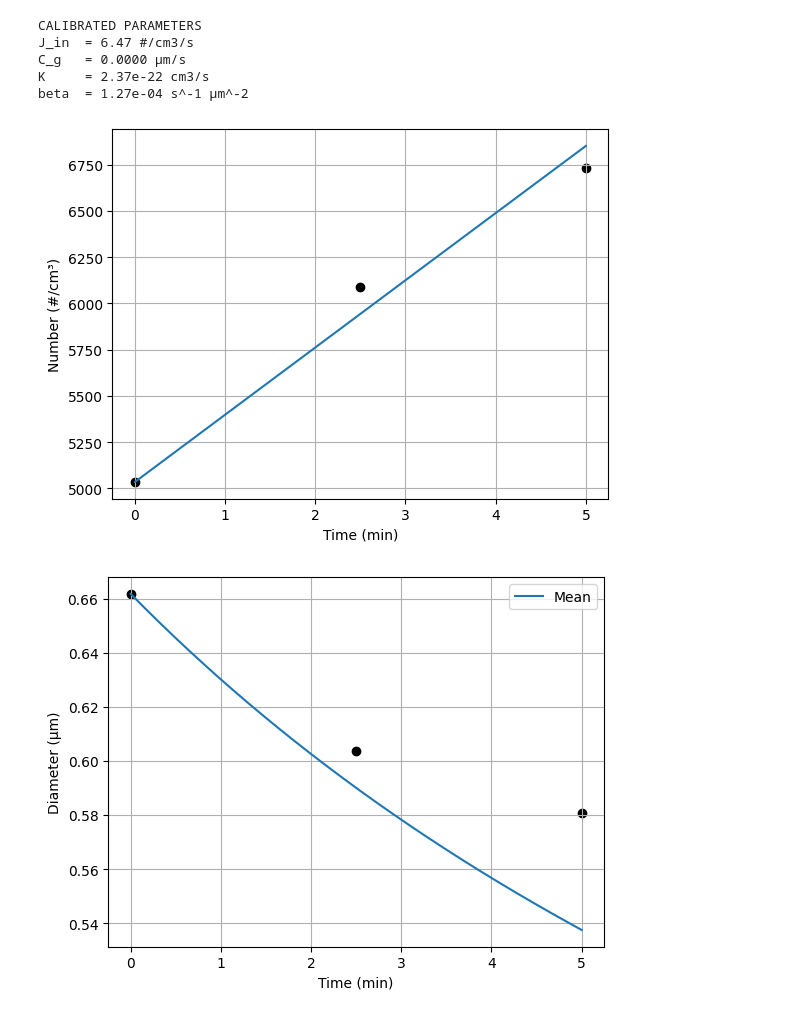
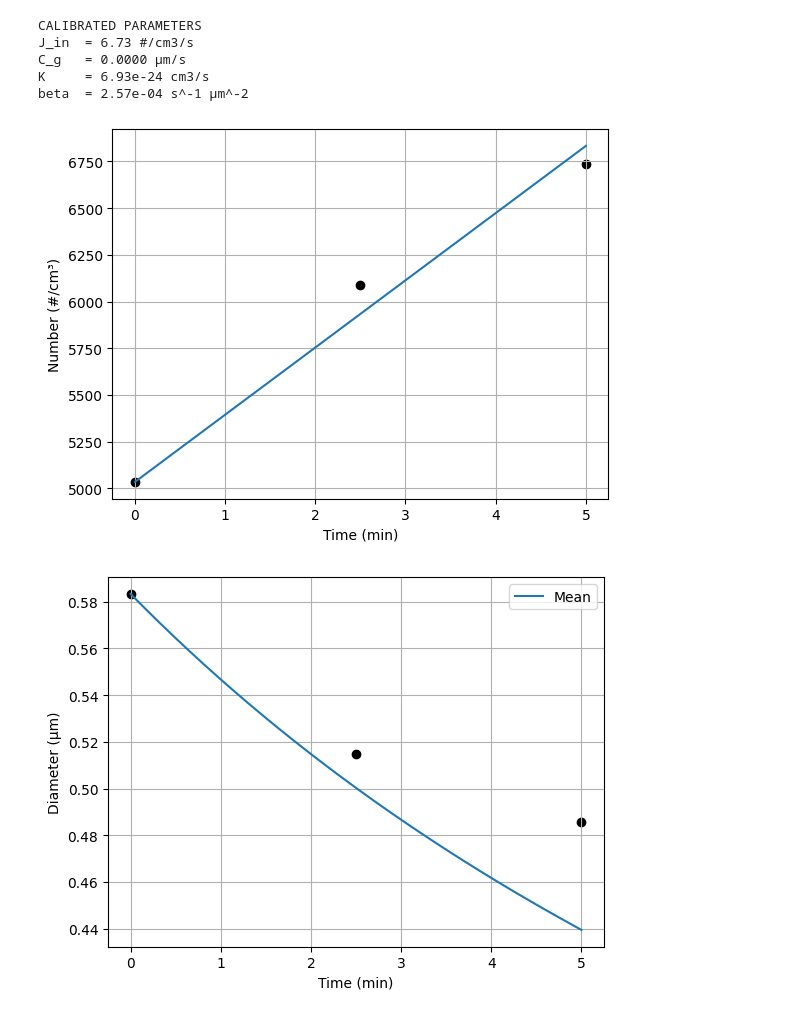
Before and after one commit to lingmHVAC/lingmHVAC, a Jupyter notebook: Dec17_3.ipynb, the cells around one changed output. Saved outputs shown, nothing was run; the diff lists cells and outputs as text; code cells hidden in the pictures.

```diff
--- a/Dec17_3.ipynb
+++ b/Dec17_3.ipynb
@@ -14,9 +14,9 @@ import matplotlib.pyplot as plt
 t_data = np.array([0, 150, 300])  # s
 
 M_data = np.array([
-    [5035, 3332, 3229, 8641],
-    [6091, 3678, 3059, 8100],
-    [6734, 3912, 3037, 8551]
+    [5035, 2937, 2860, 8382],
+    [6091, 3135, 2553, 7743],
+    [6734, 3270, 2438, 8130]
 ])
 
 din = 0.35  # µm (APS entry size)
@@ -105,35 +105,37 @@ mean_d = M1 / M0
 # ============================================================
 # MODE (2-NODE)
 # ============================================================
 mode = np.zeros_like(mean_d)
 for i in range(len(t)):
     w1, d1, w2, d2 = qmom_nodes([M0[i], M1[i], M2[i], M3[i]])
     mode[i] = d1 if w1 > w2 else d2
 
 # ============================================================
 # PLOTS
 # ============================================================
 plt.figure()
 plt.plot(t/60, M0)
 plt.scatter(t_data/60, M_data[:,0], c='k')
 plt.ylabel("Number (#/cm³)")
 plt.xlabel("Time (min)")
 plt.grid()
 
 plt.figure()
 plt.plot(t/60, mean_d, label="Mean")
 #plt.plot(t/60, mode, '--', label="Mode")
 plt.scatter(t_data/60, M_data[:,1]/M_data[:,0], c='k')
 plt.ylabel("Diameter (µm)")
 plt.xlabel("Time (min)")
 plt.legend()
 plt.grid()
 plt.show()
+
+np.savetxt('data.csv', (t/60, M0, mean_d), delimiter=',')
 # %% [output]
 CALIBRATED PARAMETERS
-J_in  = 6.47 #/cm3/s
+J_in  = 6.73 #/cm3/s
 C_g   = 0.0000 µm/s
-K     = 2.37e-22 cm3/s
-beta  = 1.27e-04 s^-1 µm^-2
+K     = 6.93e-24 cm3/s
+beta  = 2.57e-04 s^-1 µm^-2
-[figure, old version]
+[figure, new version]
-[figure, old version]
+[figure, new version]
```
